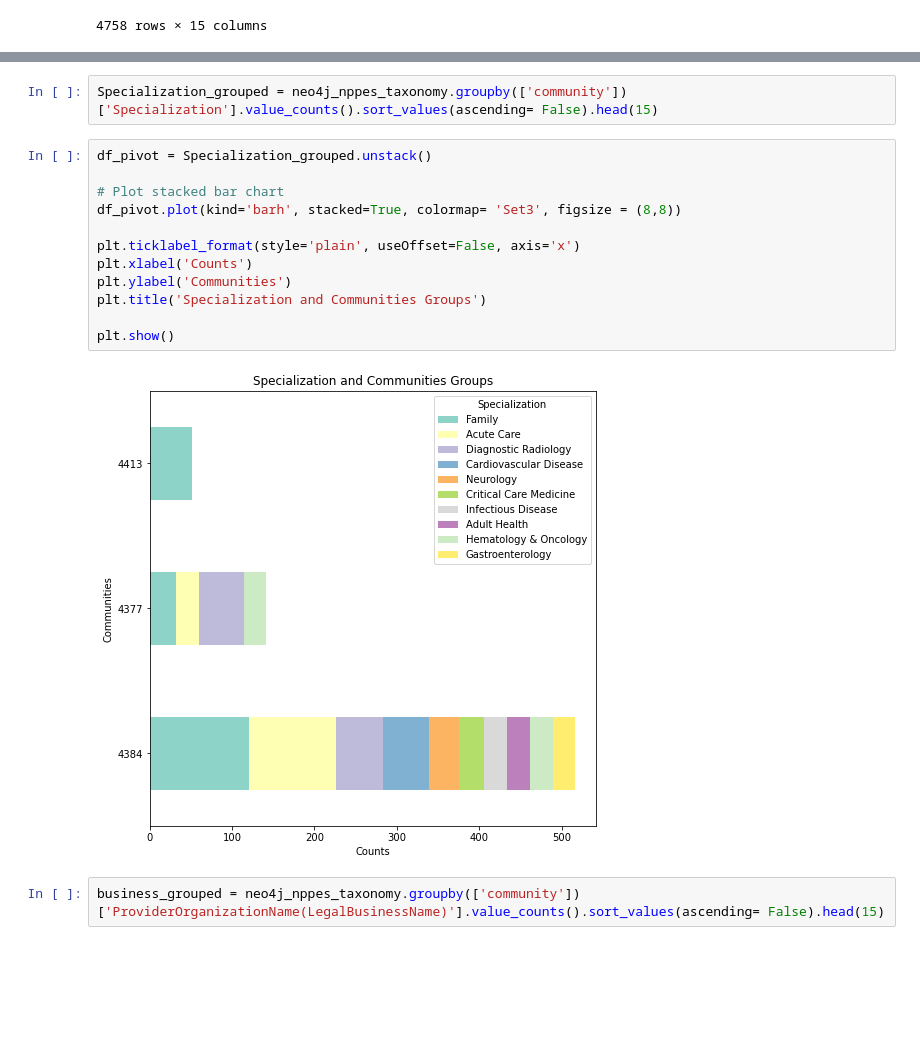
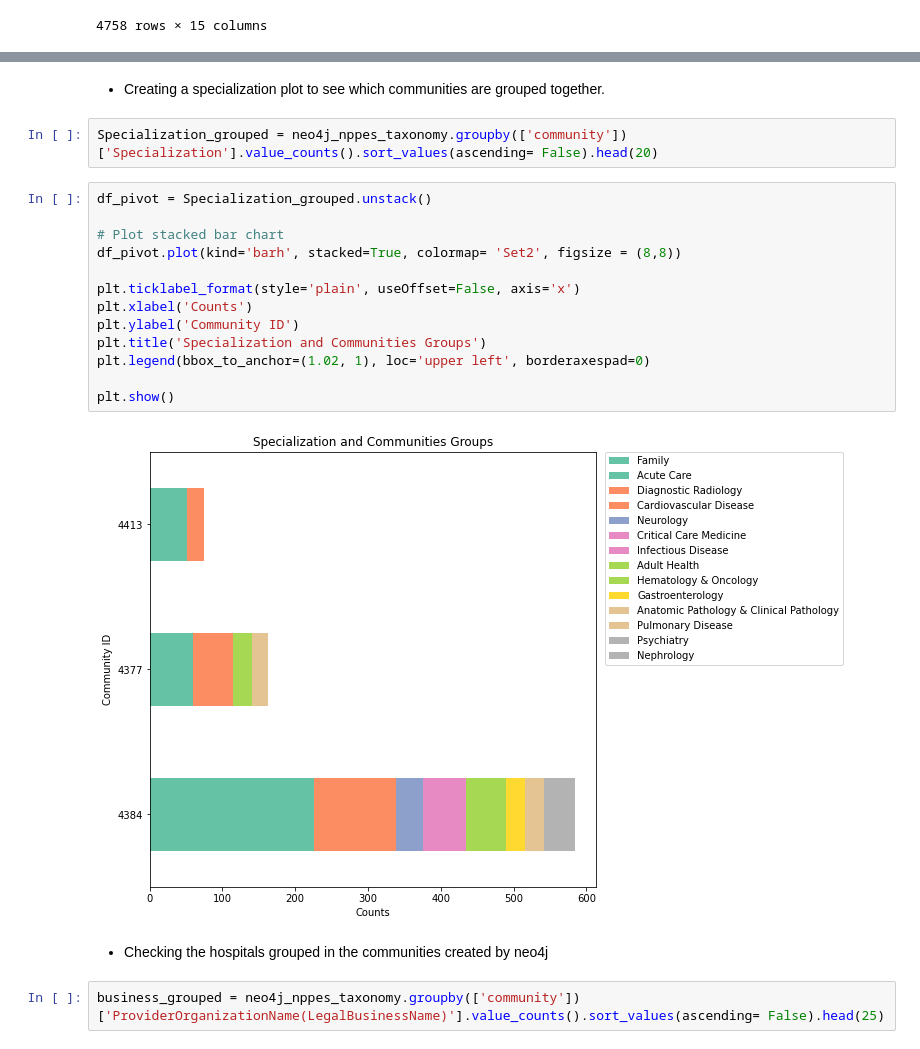
Before and after one commit to nss-data-science-cohort-6/hop_team-double-eagle-ii, a Jupyter notebook: Analysis_AC.ipynb, the cells around one changed output, grey strips where cells are left out. Saved outputs shown, nothing was run; the diff lists cells and outputs as text; blank space fills up the shorter version.

```diff
--- a/Analysis_AC.ipynb
+++ b/Analysis_AC.ipynb
@@ -494,21 +482,26 @@ plt.ticklabel_format(style='plain', useOffset=False, axis='x')
+# %% [markdown]
+- Creating a specialization plot to see which communities are grouped together.
 # %%
-Specialization_grouped = neo4j_nppes_taxonomy.groupby(['community'])['Specialization'].value_counts().sort_values(ascending= False).head(15)
+Specialization_grouped = neo4j_nppes_taxonomy.groupby(['community'])['Specialization'].value_counts().sort_values(ascending= False).head(20)
 # %%
 df_pivot = Specialization_grouped.unstack()
 
 # Plot stacked bar chart
-df_pivot.plot(kind='barh', stacked=True, colormap= 'Set3', figsize = (8,8))
+df_pivot.plot(kind='barh', stacked=True, colormap= 'Set2', figsize = (8,8))
 
 plt.ticklabel_format(style='plain', useOffset=False, axis='x')
 plt.xlabel('Counts')
-plt.ylabel('Communities')
+plt.ylabel('Community ID')
 plt.title('Specialization and Communities Groups')
+plt.legend(bbox_to_anchor=(1.02, 1), loc='upper left', borderaxespad=0)
 
 plt.show()
 # %% [output]
-[figure, old version]
+[figure, new version]
+# %% [markdown]
+- Checking the hospitals grouped in the communities created by neo4j
 # %%
-business_grouped = neo4j_nppes_taxonomy.groupby(['community'])['ProviderOrganizationName(LegalBusinessName)'].value_counts().sort_values(ascending= False).head(15)
+business_grouped = neo4j_nppes_taxonomy.groupby(['community'])['ProviderOrganizationName(LegalBusinessName)'].value_counts().sort_values(ascending= False).head(25)
 # %%
 df_pivot = business_grouped.unstack()
 
```
Also changed, not shown: parts of 20 cells of this notebook.
